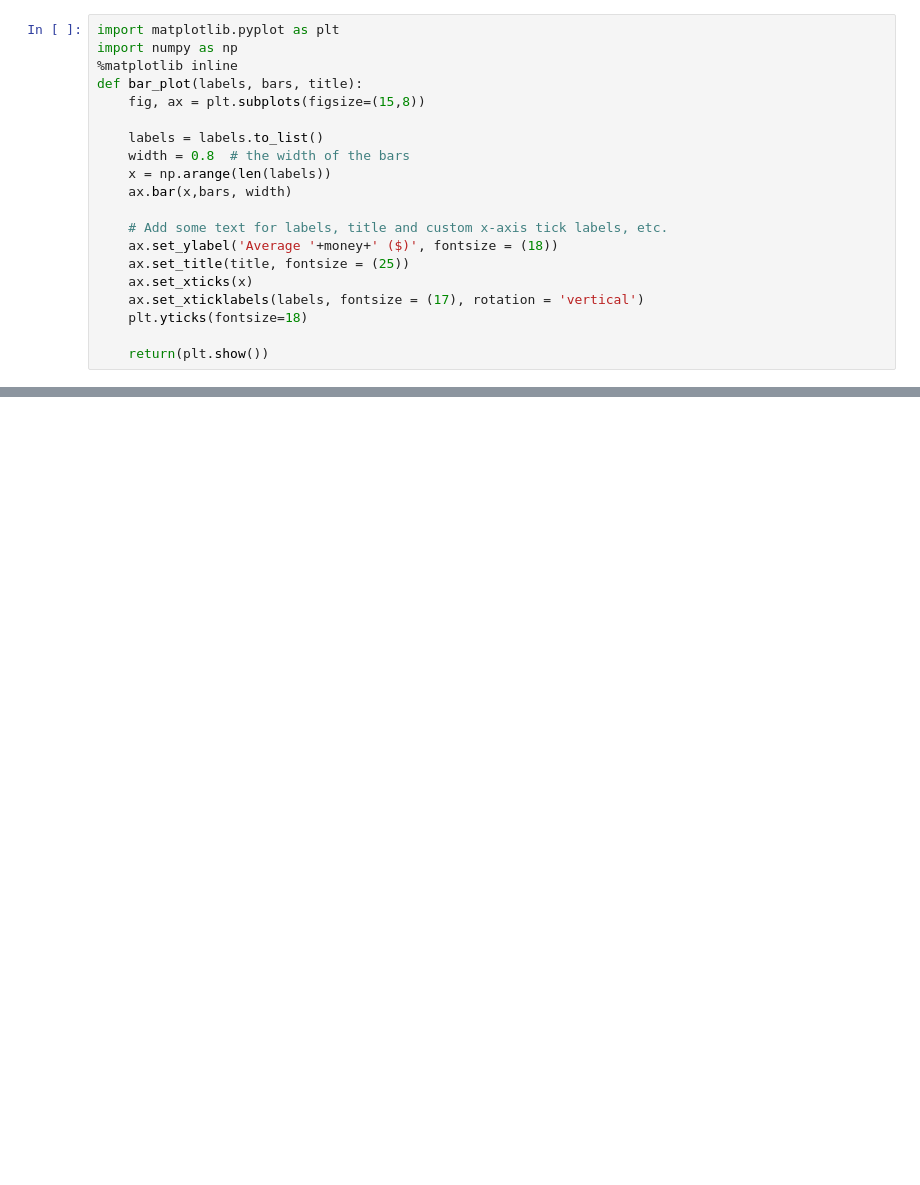
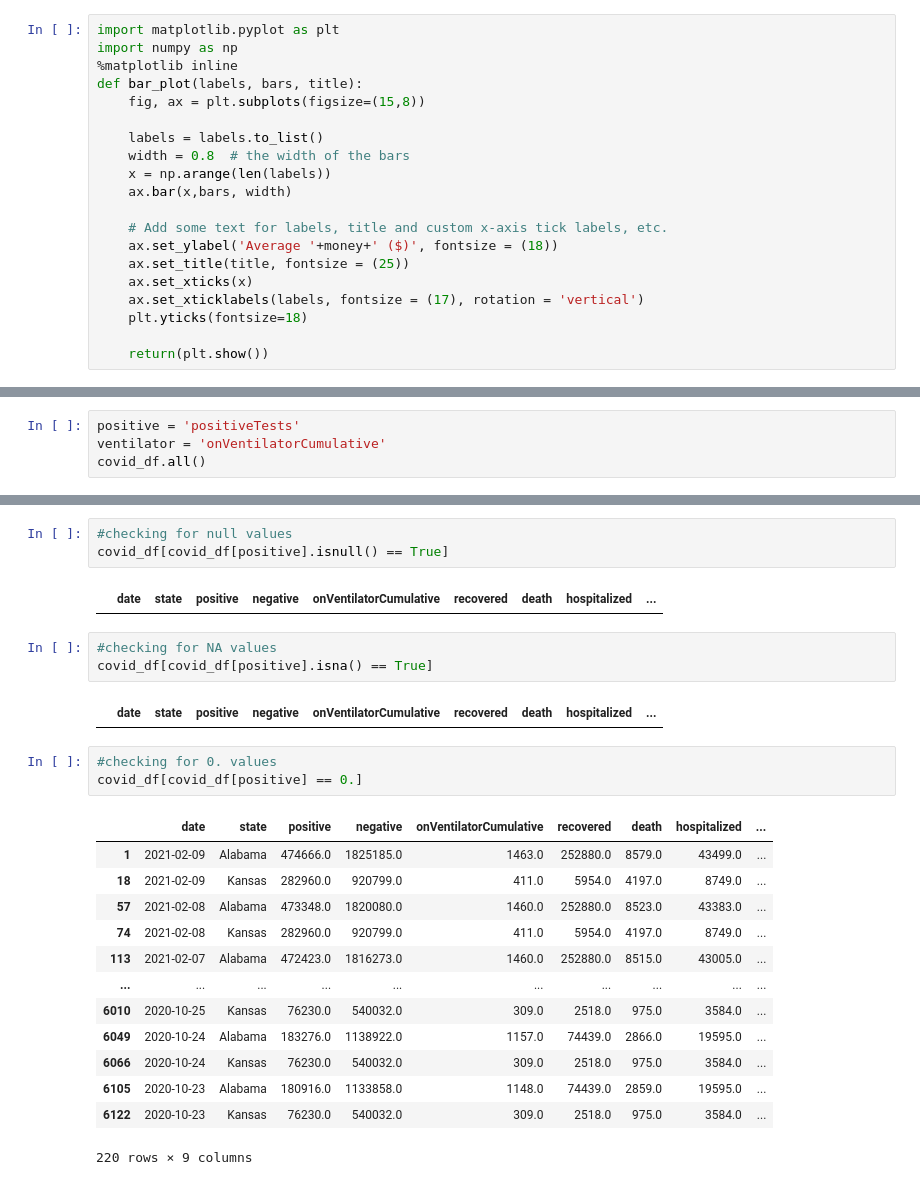
Before and after one commit to uno-sebastian/covid-19-state-spending, a Jupyter notebook: Spending_data_elaboration.ipynb, the cells around one changed output, grey strips where cells are left out. Saved outputs shown, nothing was run; the diff lists cells and outputs as text; blank space fills up the shorter version.

```diff
--- a/Spending_data_elaboration.ipynb
+++ b/Spending_data_elaboration.ipynb
@@ -214,0 +221,4 @@ for state in state_OI:
+# %%
+positive = 'positiveTests'
+ventilator = 'onVentilatorCumulative'
+covid_df.all()
@@ -214,0 +236,27 @@ for state in state_OI:
+# %%
+#checking for null values
+covid_df[covid_df[positive].isnull() == True]
+# %% [output]
+|  | date | state | positive | negative | onVentilatorCumulative | recovered | death | hospitalized | ... |
+# %%
+#checking for NA values
+covid_df[covid_df[positive].isna() == True]
+# %% [output]
+|  | date | state | positive | negative | onVentilatorCumulative | recovered | death | hospitalized | ... |
+# %%
+#checking for 0. values
+covid_df[covid_df[positive] == 0.]
+# %% [output]
+|  | date | state | positive | negative | onVentilatorCumulative | recovered | death | hospitalized | ... |
+| 1 | 2021-02-09 | Alabama | 474666.0 | 1825185.0 | 1463.0 | 252880.0 | 8579.0 | 43499.0 | ... |
+| 18 | 2021-02-09 | Kansas | 282960.0 | 920799.0 | 411.0 | 5954.0 | 4197.0 | 8749.0 | ... |
+| 57 | 2021-02-08 | Alabama | 473348.0 | 1820080.0 | 1460.0 | 252880.0 | 8523.0 | 43383.0 | ... |
+| 74 | 2021-02-08 | Kansas | 282960.0 | 920799.0 | 411.0 | 5954.0 | 4197.0 | 8749.0 | ... |
+| 113 | 2021-02-07 | Alabama | 472423.0 | 1816273.0 | 1460.0 | 252880.0 | 8515.0 | 43005.0 | ... |
+| ... | ... | ... | ... | ... | ... | ... | ... | ... | ... |
+| 6010 | 2020-10-25 | Kansas | 76230.0 | 540032.0 | 309.0 | 2518.0 | 975.0 | 3584.0 | ... |
+| 6049 | 2020-10-24 | Alabama | 183276.0 | 1138922.0 | 1157.0 | 74439.0 | 2866.0 | 19595.0 | ... |
+| 6066 | 2020-10-24 | Kansas | 76230.0 | 540032.0 | 309.0 | 2518.0 | 975.0 | 3584.0 | ... |
+| 6105 | 2020-10-23 | Alabama | 180916.0 | 1133858.0 | 1148.0 | 74439.0 | 2859.0 | 19595.0 | ... |
+| 6122 | 2020-10-23 | Kansas | 76230.0 | 540032.0 | 309.0 | 2518.0 | 975.0 | 3584.0 | ... |
+220 rows × 9 columns
```
Also changed, not shown: parts of 14 cells of this notebook.
